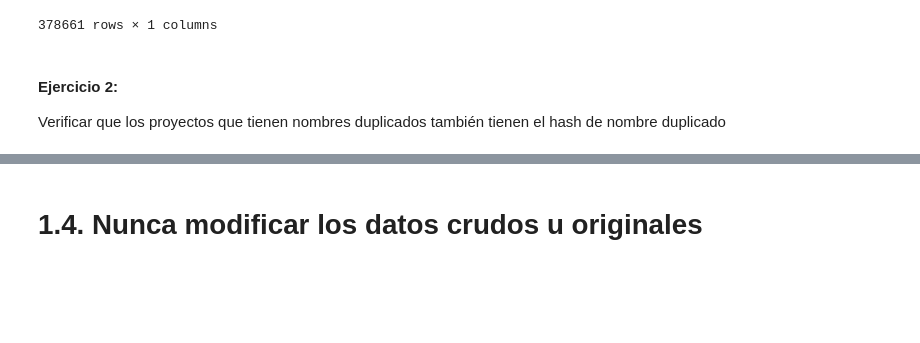
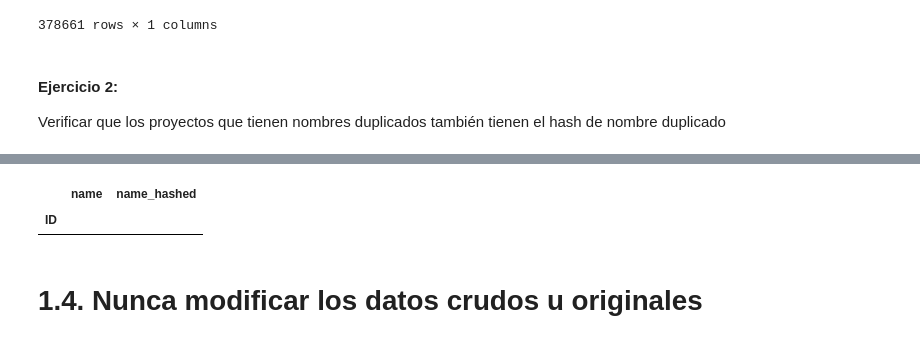
Before and after one commit to valenmongi/Diplodatos, a Jupyter notebook: Limpieza.ipynb, the cells around one changed output, grey strips where cells are left out. Saved outputs shown, nothing was run; the diff lists cells and outputs as text; code cells hidden in the pictures; blank space fills up the shorter version.

```diff
--- a/Limpieza.ipynb
+++ b/Limpieza.ipynb
@@ -558,3 +530,8 @@ Tal como se observa en el Data Frame anterior, el hash de los productos con nomb
+# %%
+nombres_dup1.drop_duplicates()[nombres_dup1.drop_duplicates().name.duplicated()]
+# %% [output]
+|  | name | name_hashed |
+| ID |  |  |
 # %% [markdown]
 # 1.4. Nunca modificar los datos crudos u originales
 # %%
```
Also changed, not shown: parts of 27 cells of this notebook.
